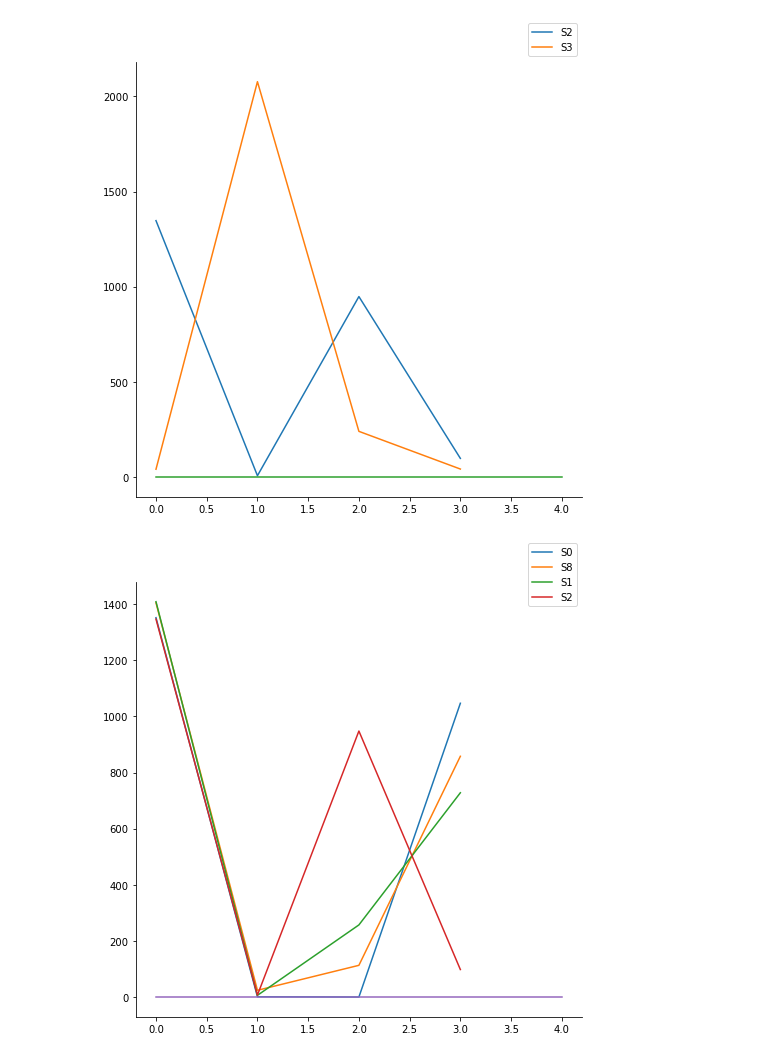
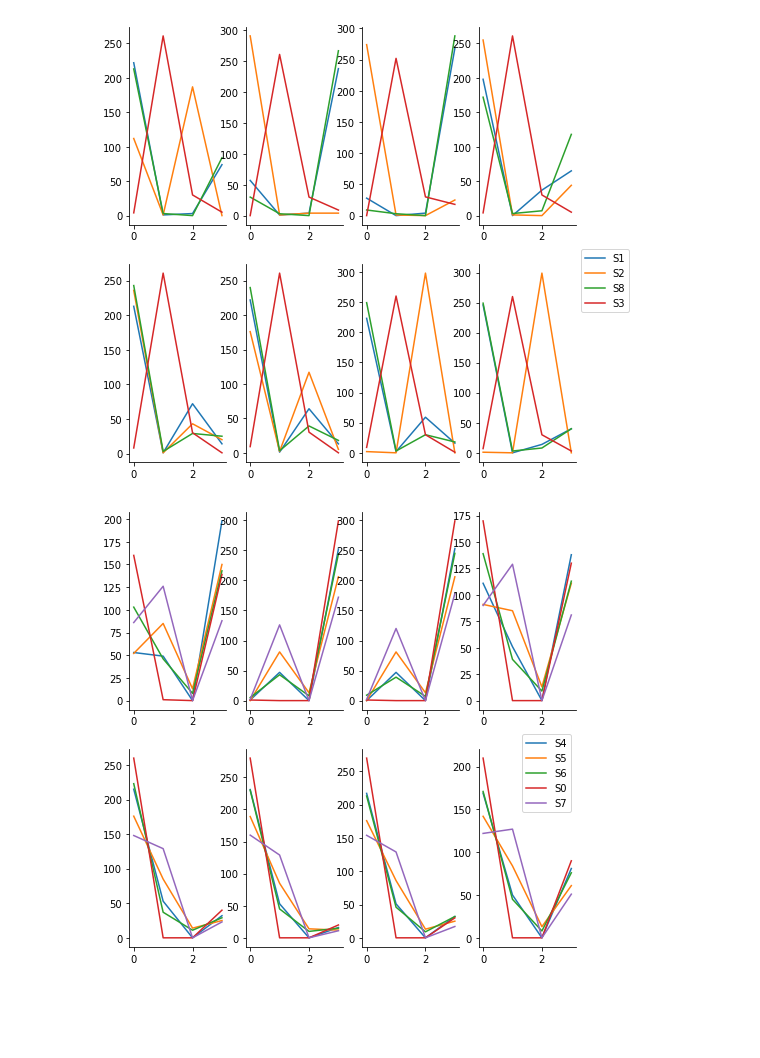
Before and after one commit to jamesjarlathlong/continuous, a Jupyter notebook: clustering.ipynb, the cells around one changed output. Drawn from its saved outputs; the diff is of its cells as text; code cells hidden in the pictures; blank space fills up the shorter version.

Commit message:
clustering time dependent

```diff
--- a/clustering.ipynb
+++ b/clustering.ipynb
@@ -37,5 +37,12 @@ def extract_feature(t):
     is_dead = lambda i:i[1]==0
     counter = lambda data, f: len([i for i in data if f(i)])
     return [counter(t, f) for f in [is_active,is_idle,is_sleep,is_dead]]
-extract_feature(traces['S1'])
+def extract_timesensitive_feature(t):
+    sorted_by_time = sorted(t, key=lambda i:i[3])
+    grouped_by_time = itertools.groupby(sorted_by_time, key=lambda i:i[3])
+    features_by_time = {k:extract_feature(list(v)) for k,v in grouped_by_time}
+    keys = sorted(list(set([k for k in features_by_time])))
+    return np.asarray(list(itertools.chain(*[features_by_time[k] for k in keys])))
+
+extract_timesensitive_feature(traces['S1'])
 # %% [output]
@@ -42,0 +52,15 @@ extract_feature(traces['S1'])
+# %%
+#delayed gratification nodes
+fig, axarr = plt.subplots(2,4)
+fig.set_size_inches(8,8)
+for idx, ax in enumerate(itertools.chain(*axarr)):
+    for s in ['S12','S10','S9','S15']+['S13','S11','S14']:
+        feature = extract_timesensitive_feature(traces[s])
+        #print(np.shape(feature), idx)
+        ax.plot(feature[idx*4:idx*4+4], label=s)
+        #ax.text(1,-10,str(idx))
+ax.legend(bbox_to_anchor=((1,1.1)))
+#ax.plot([0,4],[0,0])
+sns.despine()
+#more time idle than active is the central feature,
+#no major temporal difference, except a little more active time at midday
@@ -43,22 +69,34 @@ extract_feature(traces['S1'])
 # %%
 #delayed gratification nodes
-fig,ax = plt.subplots(1)
+fig, axarr = plt.subplots(2,4)
 fig.set_size_inches(8,8)
-for s in ['S2','S3']:
-    ax.plot(extract_feature(traces[s]), label=s)
+for idx, ax in enumerate(itertools.chain(*axarr)):
+    for s in ['S1','S2','S8','S3']:
+        feature = extract_timesensitive_feature(traces[s])
+        #print(np.shape(feature), idx)
+        ax.plot(feature[idx*4:idx*4+4], label=s)
+        #ax.text(1,-10,str(idx))
 ax.legend(bbox_to_anchor=((1,1.1)))
-ax.plot([0,4],[0,0])
+#ax.plot([0,4],[0,0])
 sns.despine()
+#defining feature is non zero standby time,
+#most commonly occuring in midday, allowing nightime activity
 # %% [output]
-[figure, old version]
+[figure, new version]
 # %%
-#Workhorse nodes
-fig,ax = plt.subplots(1)
+#worker nodes
+fig, axarr = plt.subplots(2,4)
 fig.set_size_inches(8,8)
-for s in ['S0','S8','S1','S2']:
-    ax.plot(extract_feature(traces[s]), label=s)
+for idx, ax in enumerate(itertools.chain(*axarr)):
+    for s in ['S4','S5','S6','S0']+['S7']:
+        feature = extract_timesensitive_feature(traces[s])
+        #print(np.shape(feature), idx)
+        ax.plot(feature[idx*4:idx*4+4], label=s)
+        #ax.text(1,-10,str(idx))
 ax.legend(bbox_to_anchor=((1,1.1)))
-ax.plot([0,4],[0,0])
+#ax.plot([0,4],[0,0])
 sns.despine()
+#defining feature is the combination of high proportion active, and almost no time standby
+#node 7 is a bit between worker and idler, node 0 is a pure worker
 # %% [output]
-[figure, old version]
+[figure, new version]
```
Also changed, not shown: parts of 5 cells of this notebook.
